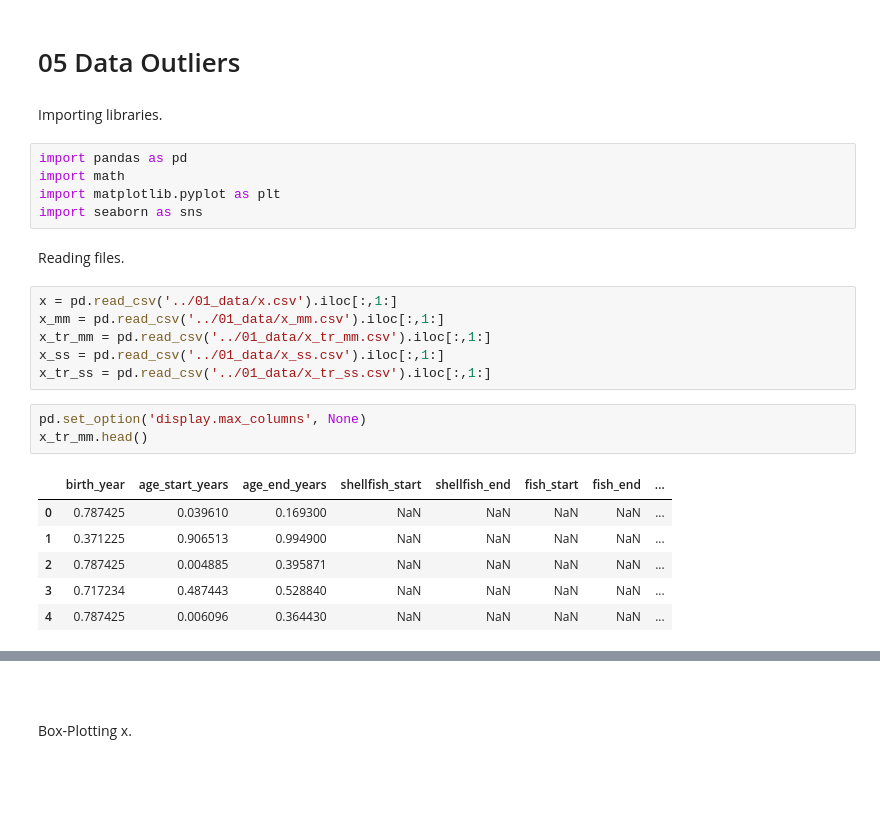
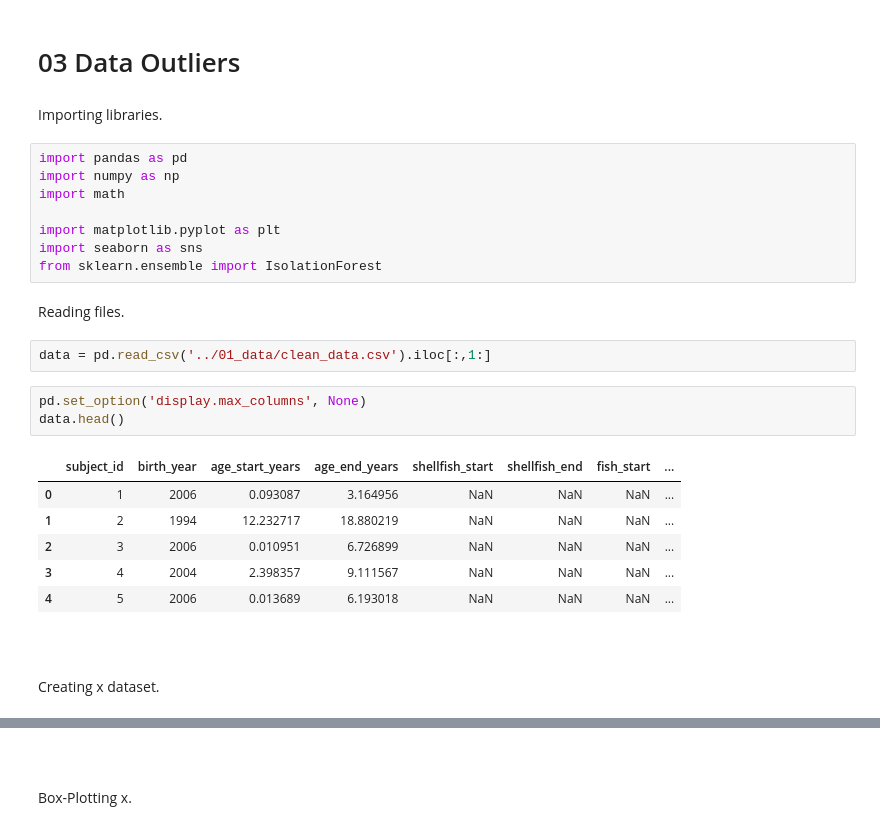
Before and after one commit to joanafloresc/Childhood_allergies, a Jupyter notebook: 02_notebooks/03_data_outliers.ipynb, the cells around one changed output, grey strips where cells are left out. Saved outputs shown, nothing was run; the diff lists cells and outputs as text; blank space fills up the shorter version.

```diff
--- a/02_notebooks/03_data_outliers.ipynb
+++ b/02_notebooks/03_data_outliers.ipynb
@@ -1,27 +1,30 @@
 # %% [markdown]
-# 05 Data Outliers
+# 03 Data Outliers
 # %% [markdown]
 Importing libraries.
 # %%
 import pandas as pd
+import numpy as np
 import math
+
 import matplotlib.pyplot as plt
 import seaborn as sns
+from sklearn.ensemble import IsolationForest
 # %% [markdown]
 Reading files.
 # %%
-x = pd.read_csv('../01_data/x.csv').iloc[:,1:]
-x_mm = pd.read_csv('../01_data/x_mm.csv').iloc[:,1:]
-x_tr_mm = pd.read_csv('../01_data/x_tr_mm.csv').iloc[:,1:]
-x_ss = pd.read_csv('../01_data/x_ss.csv').iloc[:,1:]
-x_tr_ss = pd.read_csv('../01_data/x_tr_ss.csv').iloc[:,1:]
+data = pd.read_csv('../01_data/clean_data.csv').iloc[:,1:]
 # %%
 pd.set_option('display.max_columns', None)
-x_tr_mm.head()
+data.head()
 # %% [output]
-|  | birth_year | age_start_years | age_end_years | shellfish_start | shellfish_end | fish_start | fish_end | ... |
-| 0 | 0.787425 | 0.039610 | 0.169300 | NaN | NaN | NaN | NaN | ... |
-| 1 | 0.371225 | 0.906513 | 0.994900 | NaN | NaN | NaN | NaN | ... |
-| 2 | 0.787425 | 0.004885 | 0.395871 | NaN | NaN | NaN | NaN | ... |
-| 3 | 0.717234 | 0.487443 | 0.528840 | NaN | NaN | NaN | NaN | ... |
-| 4 | 0.787425 | 0.006096 | 0.364430 | NaN | NaN | NaN | NaN | ... |
+|  | subject_id | birth_year | age_start_years | age_end_years | shellfish_start | shellfish_end | fish_start | ... |
+| 0 | 1 | 2006 | 0.093087 | 3.164956 | NaN | NaN | NaN | ... |
+| 1 | 2 | 1994 | 12.232717 | 18.880219 | NaN | NaN | NaN | ... |
+| 2 | 3 | 2006 | 0.010951 | 6.726899 | NaN | NaN | NaN | ... |
+| 3 | 4 | 2004 | 2.398357 | 9.111567 | NaN | NaN | NaN | ... |
+| 4 | 5 | 2006 | 0.013689 | 6.193018 | NaN | NaN | NaN | ... |
+# %% [markdown]
+ \
+ \
+Creating x dataset.
```
Also changed, not shown: parts of 18 cells of this notebook, 14 other files.
